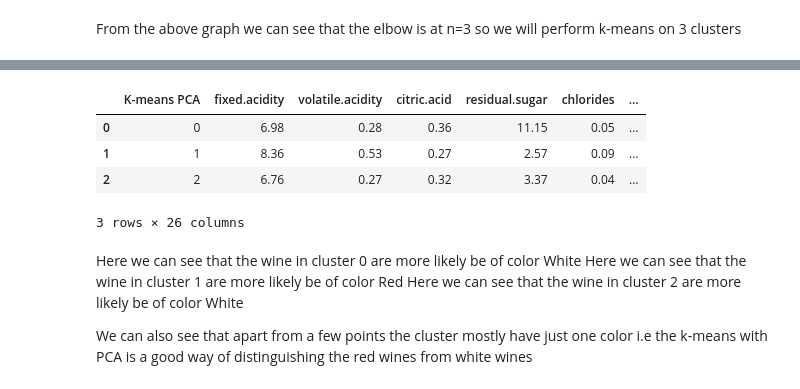
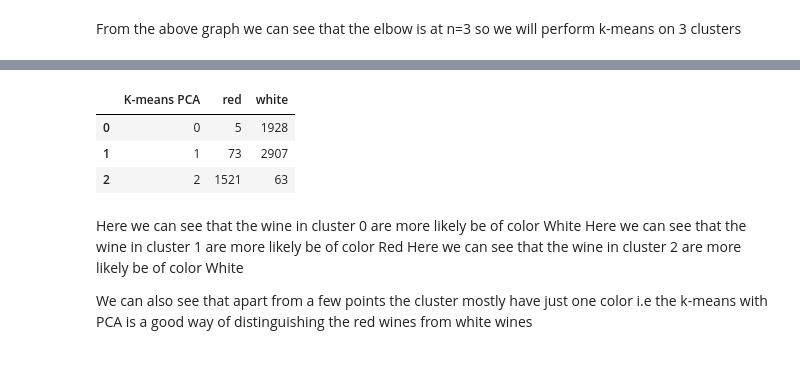
Before and after one commit to MayankG96/STA380_RMS_public, a Jupyter notebook: 05_Clustering and Dimensionality Reduction/dimensionality_reduction.ipynb, the cells around one changed output, grey strips where cells are left out. Drawn from its saved outputs; the diff is of its cells as text; code cells hidden in the pictures.

```diff
--- a/05_Clustering and Dimensionality Reduction/dimensionality_reduction.ipynb
+++ b/05_Clustering and Dimensionality Reduction/dimensionality_reduction.ipynb
@@ -105,14 +104,13 @@ df_pca_analysis_color = df_pca_color.drop(['color'],axis=1).groupby(['K-means PC
 color_cluster=df_pca_color.groupby(['K-means PCA'])['color'].value_counts().reset_index()
 color_cluster=color_cluster.pivot(index='K-means PCA',columns='color',values='count').reset_index()
 # %%
-
-df_pca_analysis_color.merge(color_cluster,left_on='K-means PCA',right_on='K-means PCA')
+x1=df_pca_analysis_color.merge(color_cluster,left_on='K-means PCA',right_on='K-means PCA')
+x1[['K-means PCA','red', 'white']]
 # %% [output]
-|  | K-means PCA | fixed.acidity | volatile.acidity | citric.acid | residual.sugar | chlorides | ... |
-| 0 | 0 | 6.98 | 0.28 | 0.36 | 11.15 | 0.05 | ... |
-| 1 | 1 | 8.36 | 0.53 | 0.27 | 2.57 | 0.09 | ... |
-| 2 | 2 | 6.76 | 0.27 | 0.32 | 3.37 | 0.04 | ... |
+|  | K-means PCA | red | white |
+| 0 | 0 | 5 | 1928 |
+| 1 | 1 | 73 | 2907 |
+| 2 | 2 | 1521 | 63 |
-3 rows × 26 columns
 # %% [markdown]
 Here we can see that the wine in cluster 0 are more likely be of color White
 Here we can see that the wine in cluster 1 are more likely be of color Red
```
Also changed, not shown: parts of 2 cells of this notebook, 8 other files.
